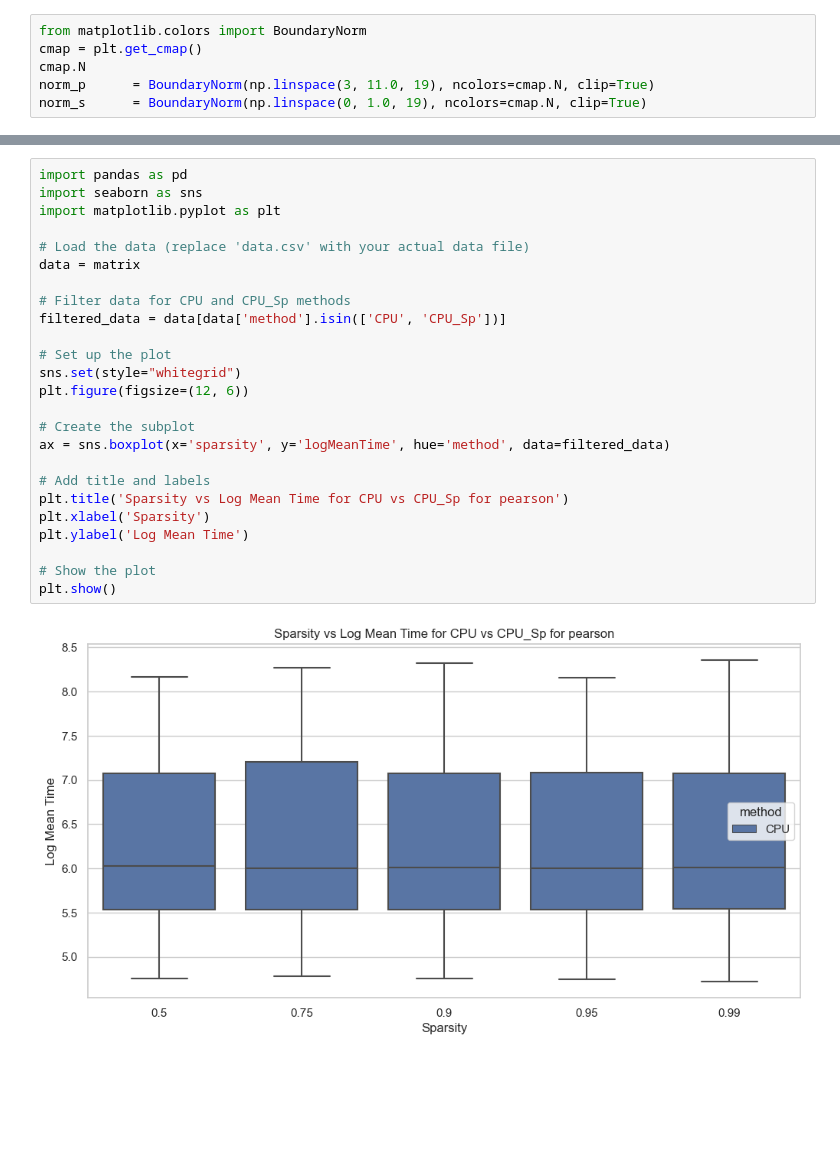
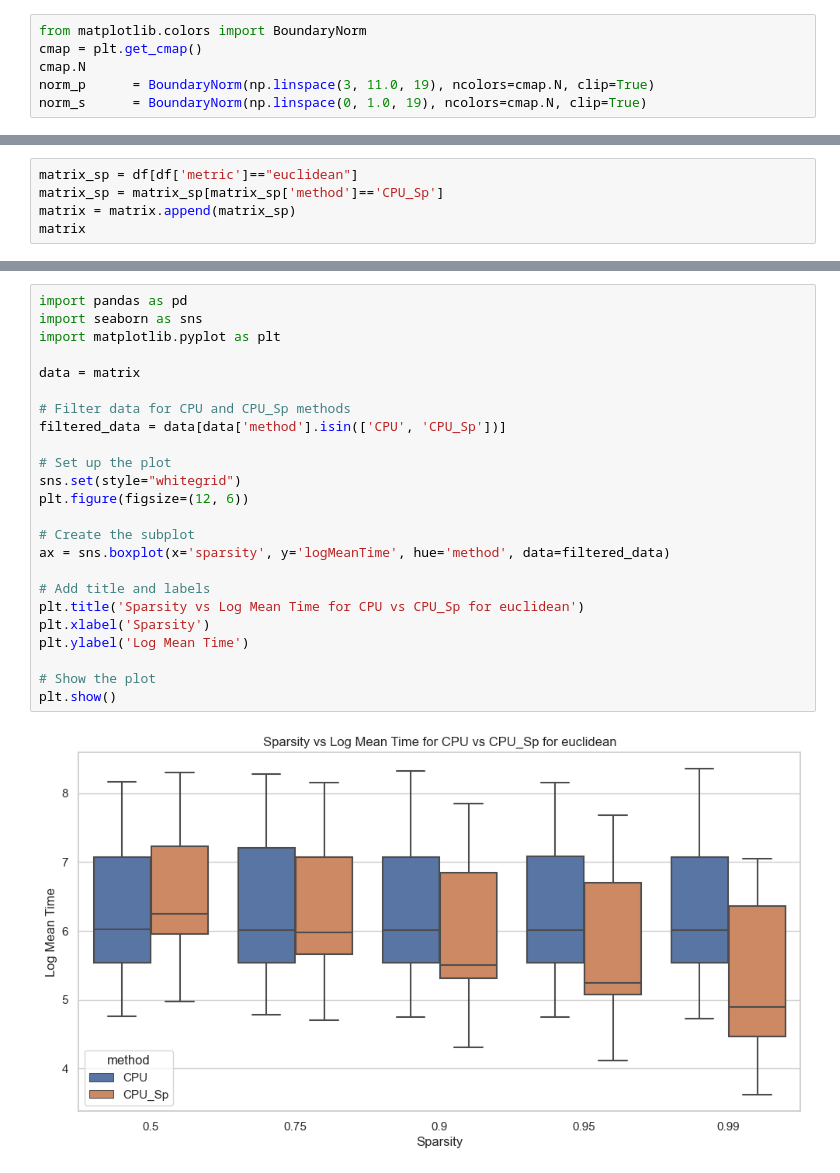
Before and after one commit to lab-medvedeva/Article-GADES, a Jupyter notebook: reproducibility/Plots.ipynb, the cells around one changed output, grey strips where cells are left out. Cells and saved outputs as stored; diff of their text form; blank space fills up the shorter version.

```diff
--- a/reproducibility/Plots.ipynb
+++ b/reproducibility/Plots.ipynb
@@ -1128,0 +1181,5 @@ plt.savefig(f'Isotherm{method}.png', bbox_inches='tight')
+# %%
+matrix_sp = df[df['metric']=="euclidean"]
+matrix_sp = matrix_sp[matrix_sp['method']=='CPU_Sp']
+matrix = matrix.append(matrix_sp)
+matrix
@@ -1129,27 +1200,26 @@ plt.savefig(f'Isotherm{method}.png', bbox_inches='tight')
 # %%
 import pandas as pd
 import seaborn as sns
 import matplotlib.pyplot as plt
 
-# Load the data (replace 'data.csv' with your actual data file)
 data = matrix
 
 # Filter data for CPU and CPU_Sp methods
 filtered_data = data[data['method'].isin(['CPU', 'CPU_Sp'])]
 
 # Set up the plot
 sns.set(style="whitegrid")
 plt.figure(figsize=(12, 6))
 
 # Create the subplot
 ax = sns.boxplot(x='sparsity', y='logMeanTime', hue='method', data=filtered_data)
 
 # Add title and labels
-plt.title('Sparsity vs Log Mean Time for CPU vs CPU_Sp for pearson')
+plt.title('Sparsity vs Log Mean Time for CPU vs CPU_Sp for euclidean')
 plt.xlabel('Sparsity')
 plt.ylabel('Log Mean Time')
 
 # Show the plot
 plt.show()
 # %% [output]
-[figure, old version]
+[figure, new version]
```
Also changed, not shown: parts of 29 cells of this notebook.
